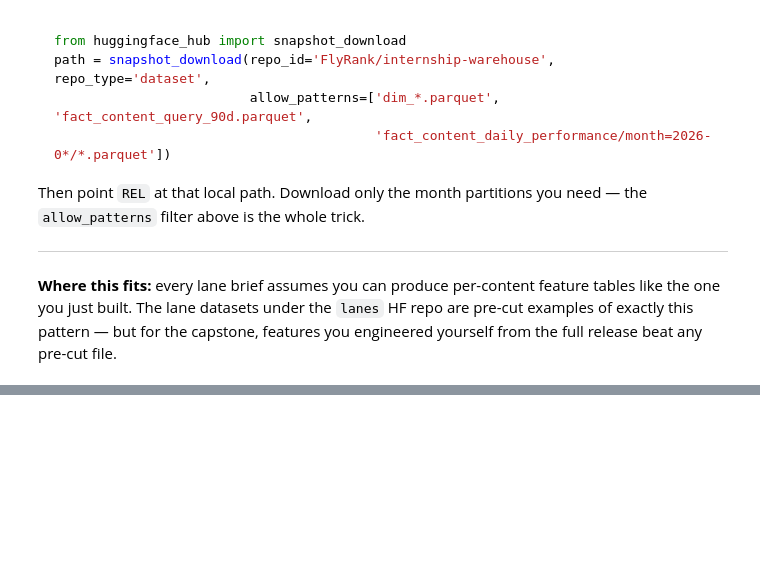
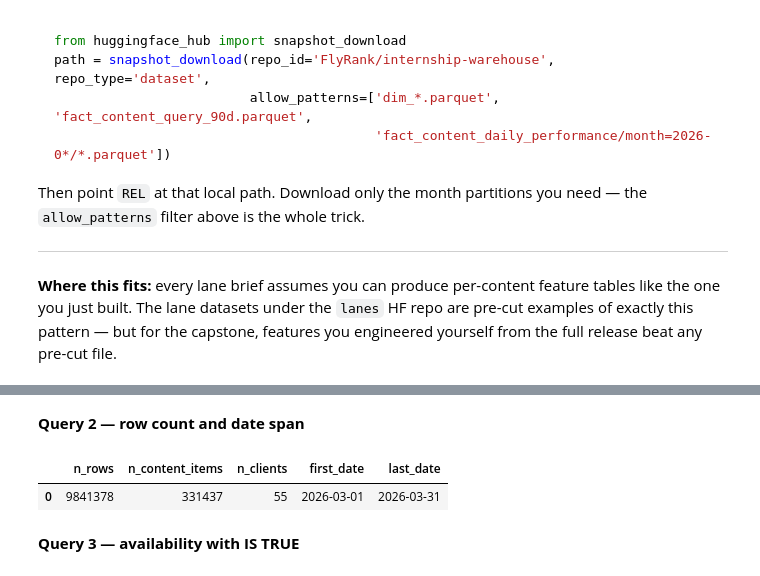
Before and after one commit to Szan-12345/FLYRANK-MACHINE-LEARNING, a Jupyter notebook: FLYRANK-MACHINE-LEARNING-main/notebooks/03_working_with_the_full_release.ipynb, the cells around one changed output, grey strips where cells are left out. Saved outputs shown, nothing was run; the diff lists cells and outputs as text; code cells hidden in the pictures; blank space fills up the shorter version.

```diff
--- a/FLYRANK-MACHINE-LEARNING-main/notebooks/03_working_with_the_full_release.ipynb
+++ b/FLYRANK-MACHINE-LEARNING-main/notebooks/03_working_with_the_full_release.ipynb
@@ -183,0 +290,19 @@ release beat any pre-cut file.
+# %% [markdown]
+**Query 2 — row count and date span**
+# %%
+slice_stats = con.sql(f"""
+    SELECT COUNT(*)                         AS n_rows,
+           COUNT(DISTINCT content_hash_id)  AS n_content_items,
+           COUNT(DISTINCT client_hash_id)   AS n_clients,
+           MIN(report_date)                 AS first_date,
+           MAX(report_date)                 AS last_date
+    FROM {TABLES['fact_daily']}
+    WHERE report_date BETWEEN '2026-03-01' AND '2026-03-31'
+""").df()
+
+slice_stats
+# %% [output]
+|  | n_rows | n_content_items | n_clients | first_date | last_date |
+| 0 | 9841378 | 331437 | 55 | 2026-03-01 | 2026-03-31 |
+# %% [markdown]
+**Query 3 — availability with IS TRUE**
```
Also changed, not shown: parts of 23 cells of this notebook.
